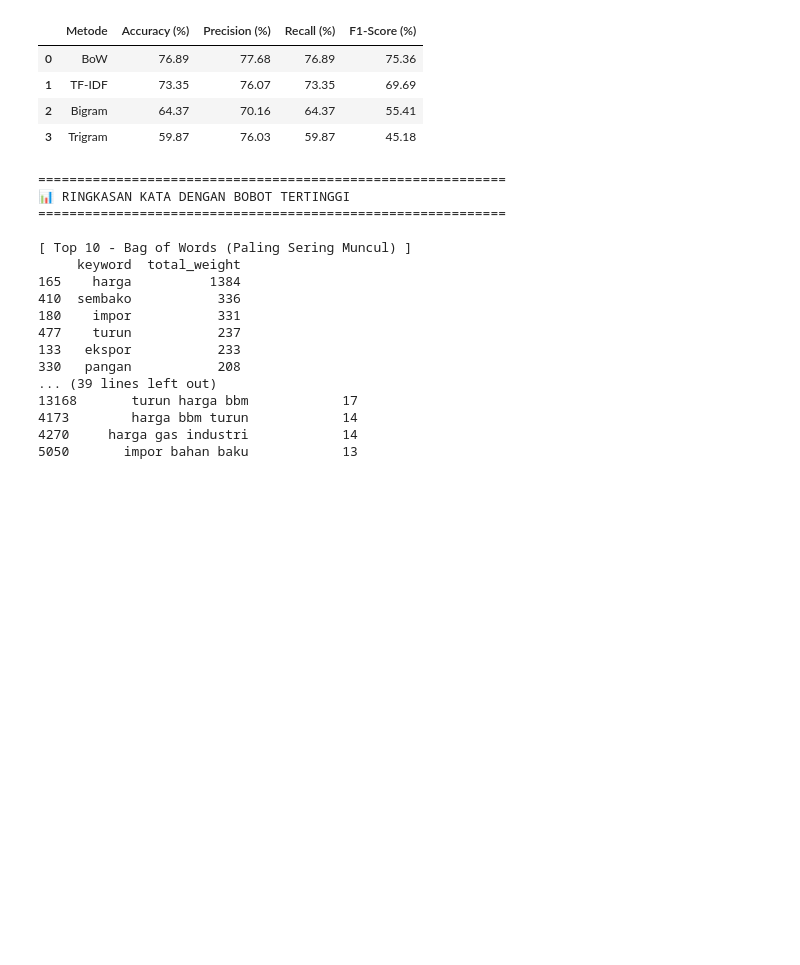
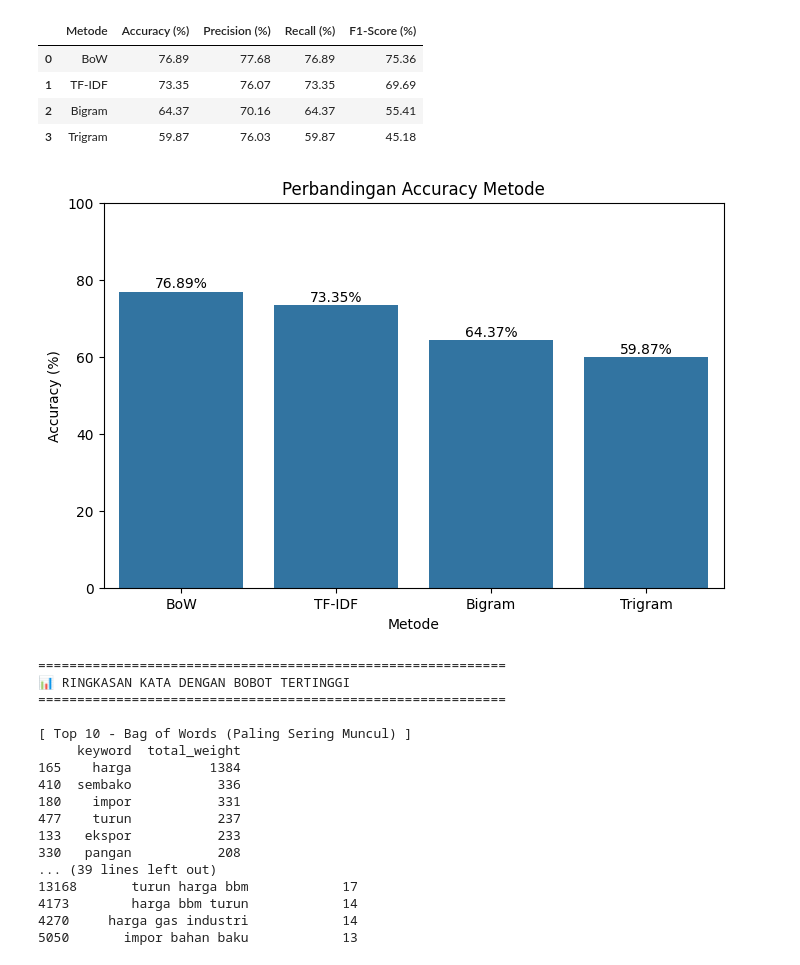
Before and after one commit to afllaabdi/tugas_NLP, a Jupyter notebook: Salinan_dari_NLP(definitive_edition)ipynb.ipynb, the cells around one changed output. Drawn from its saved outputs; the diff is of its cells as text; code cells hidden in the pictures; blank space fills up the shorter version.

```diff
--- a/Salinan_dari_NLP(definitive_edition)ipynb.ipynb
+++ b/Salinan_dari_NLP(definitive_edition)ipynb.ipynb
@@ -652,6 +699,30 @@ display(df_hasil)
 | 1 | TF-IDF | 73.35 | 76.07 | 73.35 | 69.69 |
 | 2 | Bigram | 64.37 | 70.16 | 64.37 | 55.41 |
 | 3 | Trigram | 59.87 | 76.03 | 59.87 | 45.18 |
+# %%
+# =========================================================
+# VISUALISASI ACCURACY PER METODE
+# =========================================================
+
+plt.figure(figsize=(8,5))
+
+sns.barplot(
+    x=df_hasil['Metode'],
+    y=df_hasil['Accuracy (%)']
+)
+
+plt.title('Perbandingan Accuracy Metode')
+plt.xlabel('Metode')
+plt.ylabel('Accuracy (%)')
+
+plt.ylim(0,100)
+
+for i, v in enumerate(df_hasil['Accuracy (%)']):
+    plt.text(i, v+1, f'{v}%', ha='center')
+
+plt.show()
+# %% [output]
+[figure, added]
 # %%
 # =========================================================
 # ANALISIS KATA DENGAN BOBOT TERTINGGI (TOP FEATURES)
```
Also changed, not shown: parts of 5 cells of this notebook.
